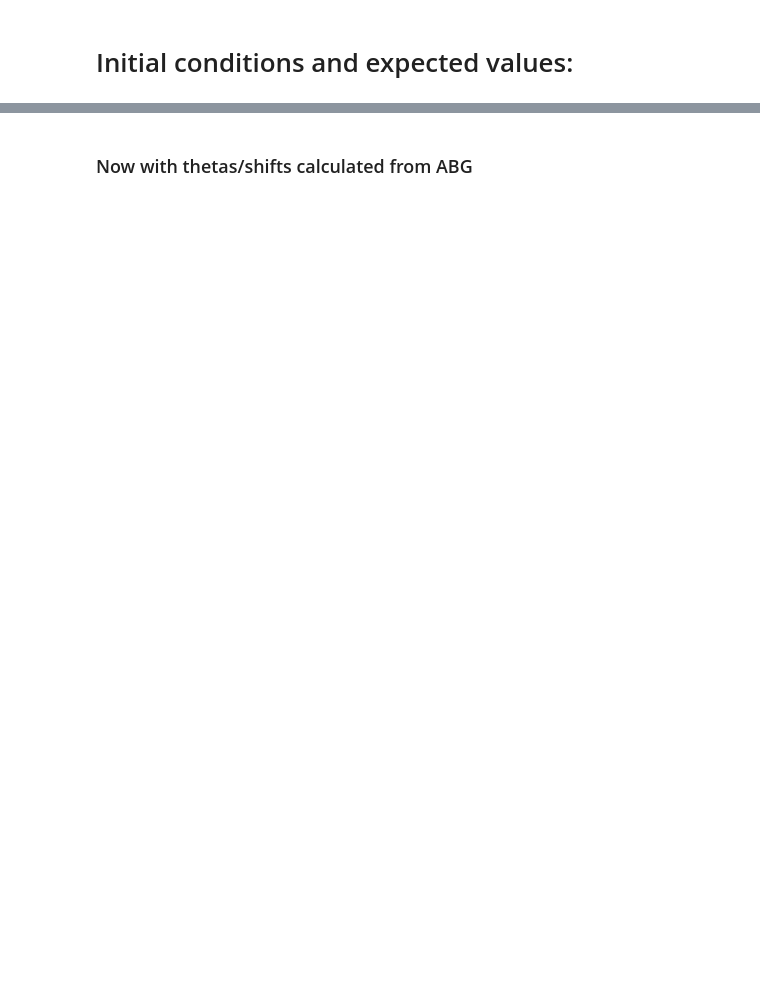
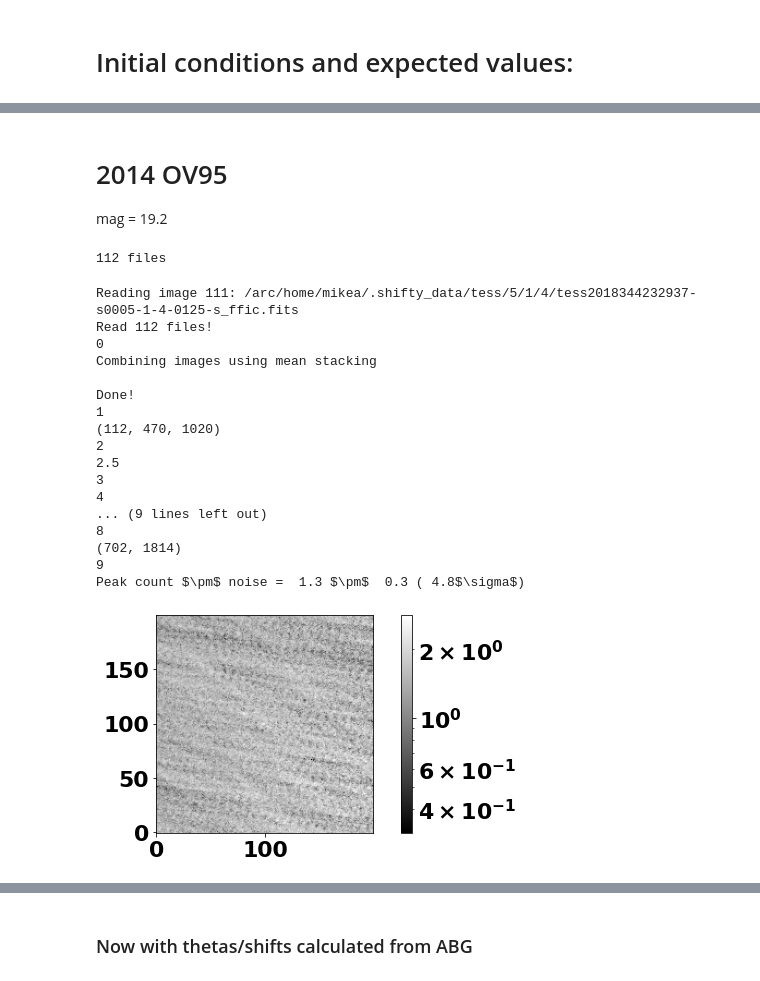
Before and after one commit to Mikea1985/shifty, a Jupyter notebook: notebooks/test_find_sedna_in_tess_from_abg.ipynb, the cells around one changed output, grey strips where cells are left out. Saved outputs shown, nothing was run; the diff lists cells and outputs as text; code cells hidden in the pictures; blank space fills up the shorter version.

```diff
--- a/notebooks/test_find_sedna_in_tess_from_abg.ipynb
+++ b/notebooks/test_find_sedna_in_tess_from_abg.ipynb
@@ -441,0 +400,80 @@ horizons_ephem['RA'][0],horizons_ephem['DEC'][0]
+# %% [markdown]
+# 2014 OV95
+mag = 19.2
+# %%
+importlib.reload(imagehandler)
+filenames=sorted(glob.glob('/arc/home/mikea/.shifty_data/tess/5/1/4/tess20183??????*.fits'))[0::10]
+print(f"{len(filenames)} files")
+#print(' '.join(filenames))
+# %% [output]
+112 files
+# %%
+importlib.reload(imagehandler)
+D=imagehandler.DataHandler(filenames, extno=1, EXPTIME='EXPOSURE', EXPUNIT='d', MAGZERO=18.,
+                           MJD_START='BJDREFI+TSTART+-2400000.5', GAIN='GAINA', FILTER='-Tess', verbose=False
+                           , xycuts=[880, 1350, 630, 1650])
+print(0)
+D.stack(shifted=False, median_combine=False)
+unshifted_stack = D.stacked_data.data
+D.save_stack('stack_Tess_2014OV95_jpl.fits')
+for i, d in enumerate(D.image_data.data):
+    D.image_data.data[i] -= unshifted_stack
+print(1)
+for i, d in enumerate(D.image_data.data):
+    D.image_data.data[i][unshifted_stack-np.mean(unshifted_stack)>5] = np.nan
+print(np.shape(D.image_data.data))
+'''
+Shift+stack using the known (from Horizons + WCS) shifts.
+'''
+print(2)
+shifts = D._calculate_shifts_from_known(object_name='2014 OV95', obs_code='500@-95')
+print(2.5)
+shiftss=shifts.copy()
+shiftss[:, 0] -= shifts[:, 0].min()
+shiftss[:, 1] -= shifts[:, 1].min()
+shifts = np.array(shiftss).round(0).astype(int)
+#print(shifts)
+print(3)
+D.integer_shift(shifts, padmean=True)
+print(4)
+D.stack(shifted=True, median_combine=True)
+print(5)
+D.save_stack('shift+stack_Tess_2014OV95_jpl.fits')
+D.save_shifted('shift_Tess_2014OV95_jpl')
+print(6)
+xy0 = np.array([350, 115]) + shifts[0]
+print(xy0)
+xym = xy0 - 100
+xyp = xy0 + 100
+print(7)
+print(8)
+plt.figure()
+print(np.shape(D.stacked_data.data))
+plt.imshow((D.stacked_data.data-np.nanmin(D.stacked_data.data))[xym[0]:xyp[0],xym[1]:xyp[1]], origin='lower', cmap='gray',norm=LogNorm())
+print(9)
+cbar = plt.colorbar()
+counts_above_background = (D.stacked_data.data[xym[0]:xyp[0],xym[1]:xyp[1]]-np.nanmedian(D.stacked_data.data[xym[0]:xyp[0],xym[1]:xyp[1]]))
+peak_count = np.max(counts_above_background[80:120,80:120])
+noise = np.std(counts_above_background)
+sigma = peak_count / noise
+#display(Markdown(fr'Peak count $\pm$ noise = {peak_count:4.1f} $\pm$ {noise:4.1f} ({sigma:4.1f}$\sigma$)'))
+print(fr'Peak count $\pm$ noise = {peak_count:4.1f} $\pm$ {noise:4.1f} ({sigma:4.1f}$\sigma$)')
+# %% [output]
+Reading image 111: /arc/home/mikea/.shifty_data/tess/5/1/4/tess2018344232937-s0005-1-4-0125-s_ffic.fits
+Read 112 files!
+0
+Combining images using mean stacking
+
+Done!
+1
+(112, 470, 1020)
+2
+2.5
+3
+4
+... (9 lines left out)
+8
+(702, 1814)
+9
+Peak count $\pm$ noise =  1.3 $\pm$  0.3 ( 4.8$\sigma$)
+[figure, added]
```
Also changed, not shown: parts of 76 cells of this notebook, 3 other files.
